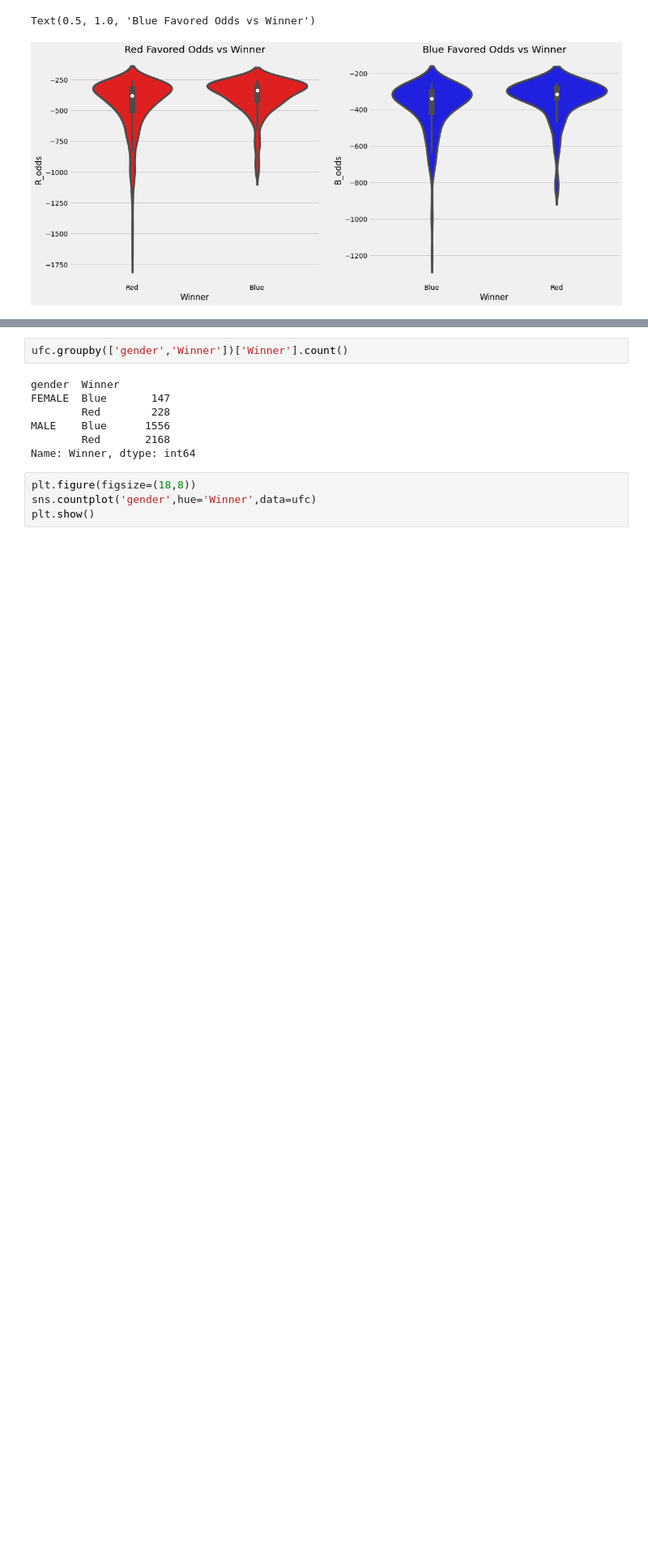
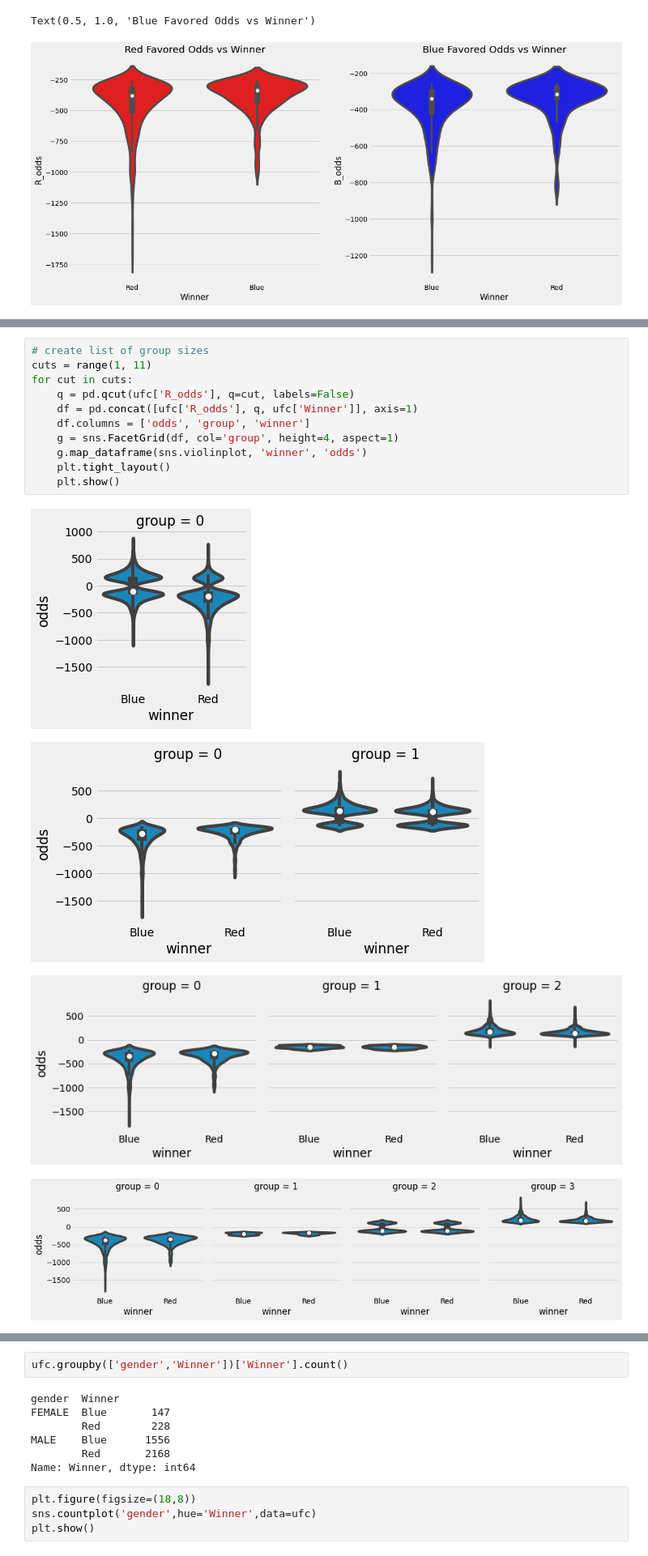
Before and after one commit to jpz129/ufc_bets, a Jupyter notebook: mma-bets/notebooks/1-exploration.ipynb, the cells around one changed output, grey strips where cells are left out. Shown at 81% size. Saved outputs shown, nothing was run; the diff lists cells and outputs as text; blank space fills up the shorter version.

```diff
--- a/mma-bets/notebooks/1-exploration.ipynb
+++ b/mma-bets/notebooks/1-exploration.ipynb
@@ -189,0 +232,16 @@ Text(0.5, 1.0, 'Blue Favored Odds vs Winner')
+# %%
+# create list of group sizes
+cuts = range(1, 11)
+for cut in cuts:
+    q = pd.qcut(ufc['R_odds'], q=cut, labels=False)
+    df = pd.concat([ufc['R_odds'], q, ufc['Winner']], axis=1)
+    df.columns = ['odds', 'group', 'winner']
+    g = sns.FacetGrid(df, col='group', height=4, aspect=1)
+    g.map_dataframe(sns.violinplot, 'winner', 'odds')
+    plt.tight_layout()
+    plt.show()
+# %% [output]
+[figure, added]
+[figure, added]
+[figure, added]
+[figure, added]
```
Also changed, not shown: parts of 23 cells of this notebook.
